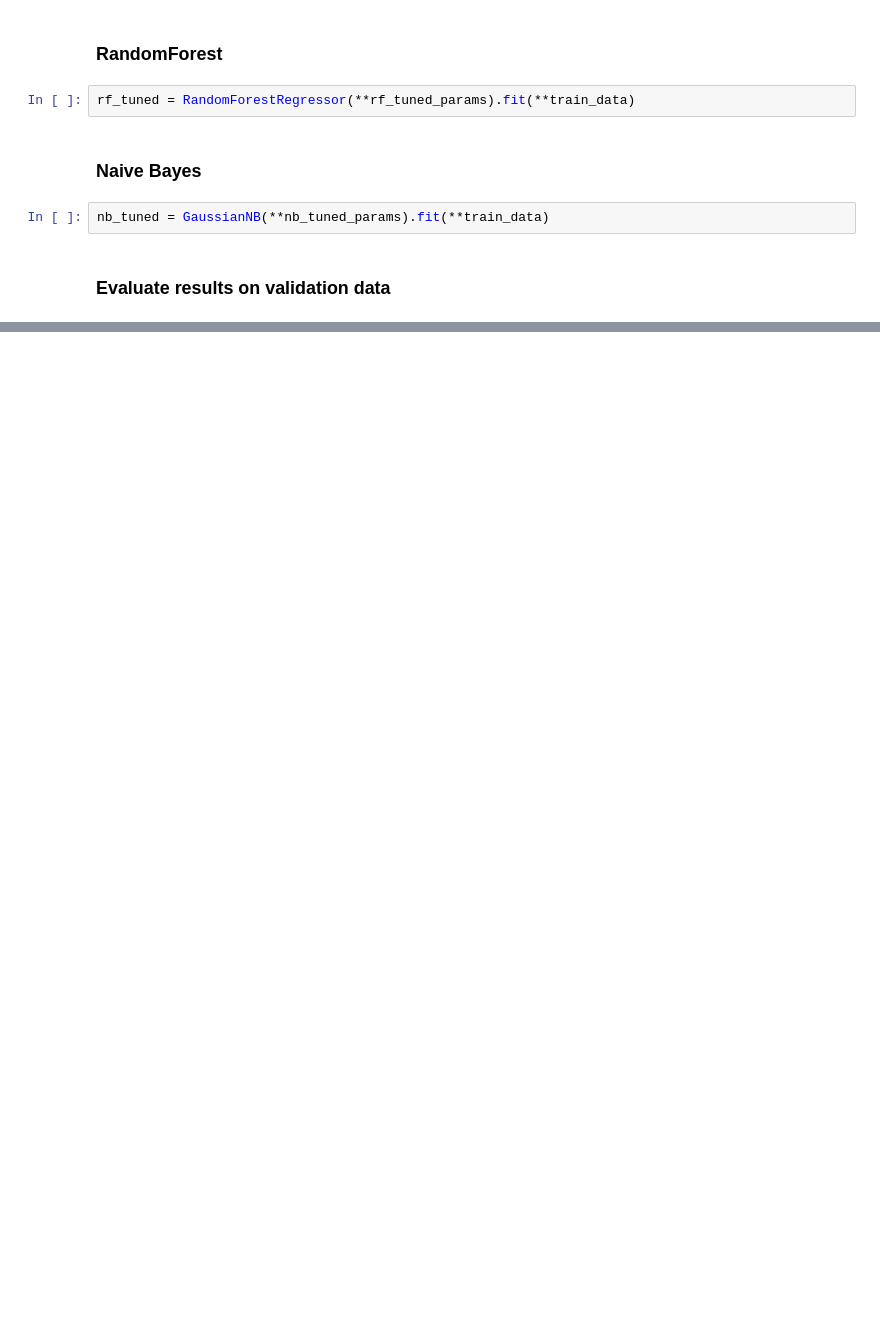
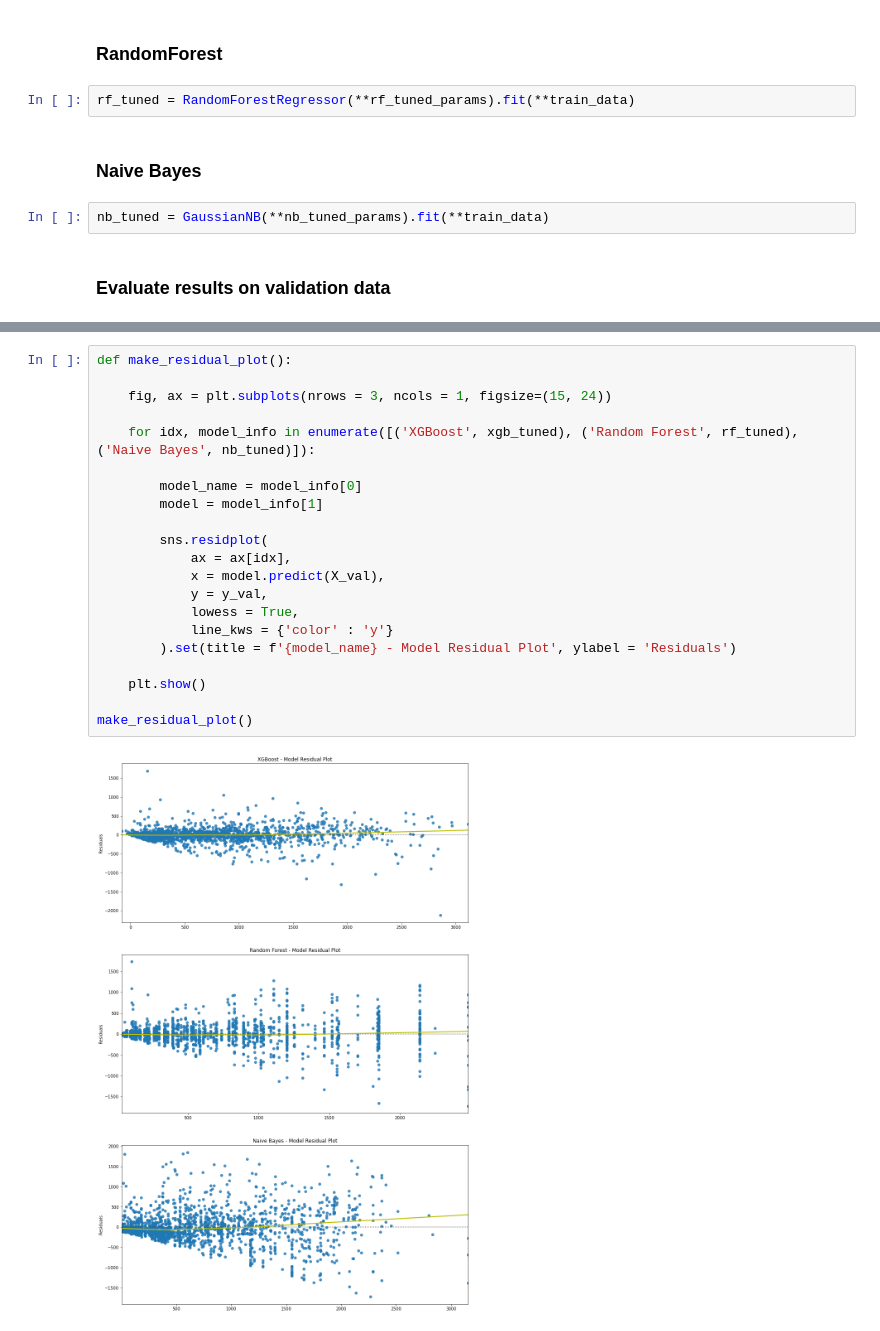
Before and after one commit to j4mes12/ITAI_Coursework, a Jupyter notebook: 05_Model_Tuning.ipynb, the cells around one changed output, grey strips where cells are left out. Cells and saved outputs as stored; diff of their text form; blank space fills up the shorter version.

Commit message:
residual plots

```diff
--- a/05_Model_Tuning.ipynb
+++ b/05_Model_Tuning.ipynb
@@ -278,0 +283,23 @@ pd.DataFrame(tuned_rmse, index = ['XGBoost', 'RandomForest', 'Naive Bayes'])
+# %%
+def make_residual_plot():
+
+    fig, ax = plt.subplots(nrows = 3, ncols = 1, figsize=(15, 24))
+
+    for idx, model_info in enumerate([('XGBoost', xgb_tuned), ('Random Forest', rf_tuned), ('Naive Bayes', nb_tuned)]):
+
+        model_name = model_info[0]
+        model = model_info[1]
+
+        sns.residplot(
+            ax = ax[idx],
+            x = model.predict(X_val),
+            y = y_val,
+            lowess = True,
+            line_kws = {'color' : 'y'}
+        ).set(title = f'{model_name} - Model Residual Plot', ylabel = 'Residuals')
+
+    plt.show()
+
+make_residual_plot()
+# %% [output]
+[figure, added]
```
Also changed, not shown: parts of 9 cells of this notebook, 1 other file.
